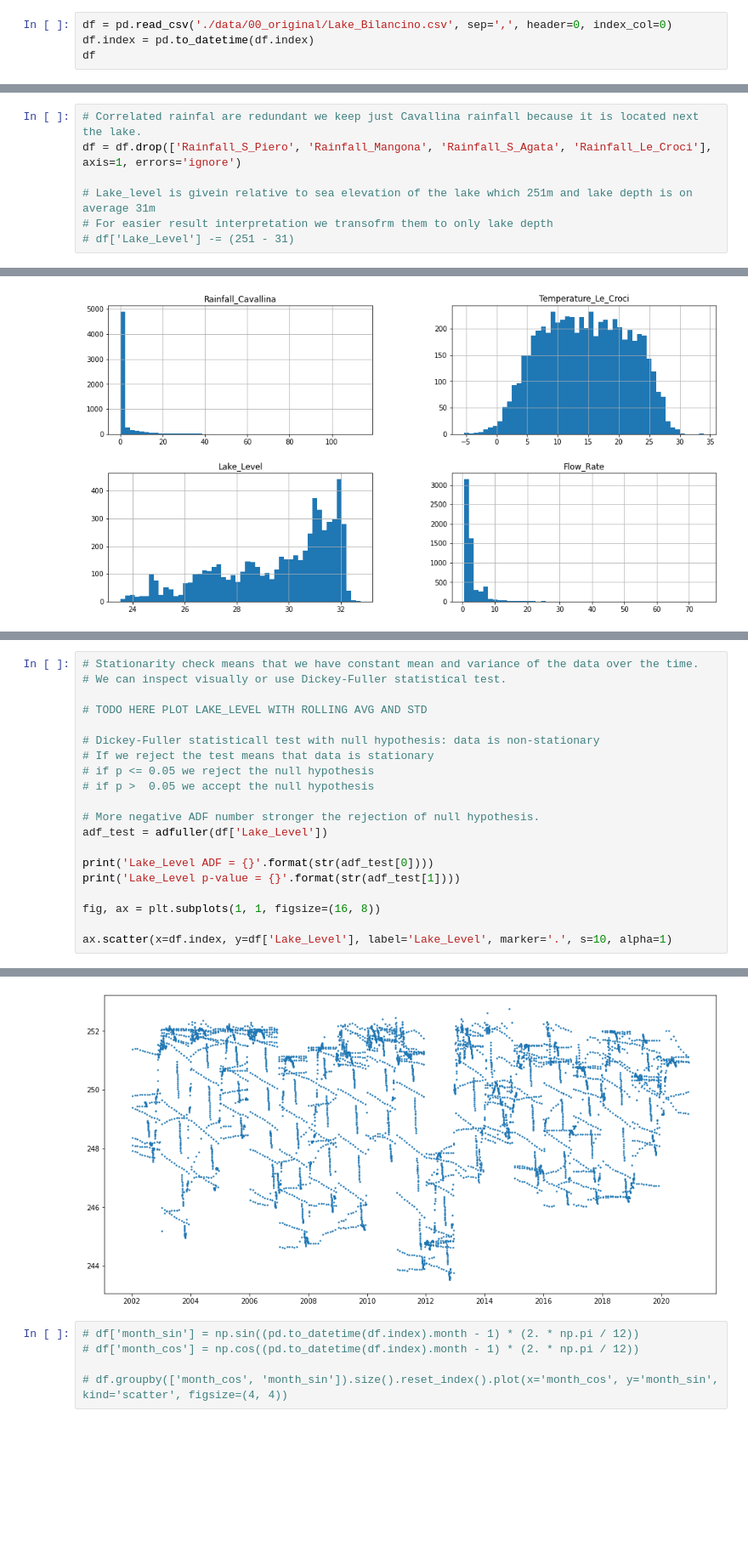
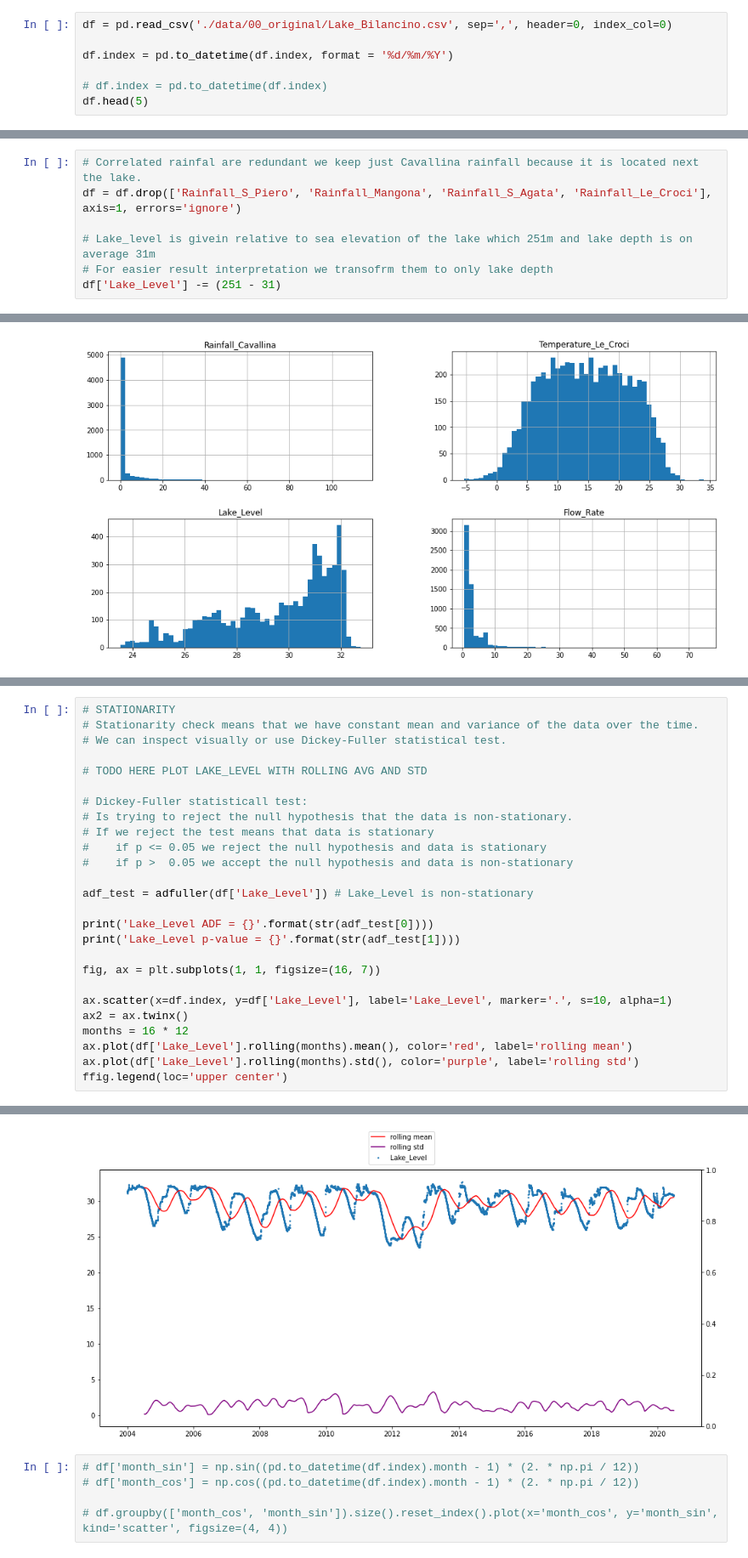
Before and after one commit to KlemenKozelj/master_thesis, a Jupyter notebook: 02_Lake_Bilancino.ipynb, the cells around one changed output, grey strips where cells are left out. Shown at 85% size. Drawn from its saved outputs; the diff is of its cells as text; blank space fills up the shorter version.

Commit message:
added variable stationary

```diff
--- a/02_Lake_Bilancino.ipynb
+++ b/02_Lake_Bilancino.ipynb
@@ -10,7 +11,10 @@ from statsmodels.tsa.stattools import adfuller
 # %%
 df = pd.read_csv('./data/00_original/Lake_Bilancino.csv', sep=',', header=0, index_col=0)
-df.index = pd.to_datetime(df.index)
-df
+
+df.index = pd.to_datetime(df.index, format = '%d/%m/%Y')
+
+# df.index = pd.to_datetime(df.index)
+df.head(5)
 # %% [output]
 |  | Rainfall_S_Piero | Rainfall_Mangona | Rainfall_S_Agata | Rainfall_Cavallina | Rainfall_Le_Croci | ... |
 | Date |  |  |  |  |  | ... |
@@ -73,7 +65,7 @@ df = df.drop(['Rainfall_S_Piero', 'Rainfall_Mangona', 'Rainfall_S_Agata', 'Rainf
 
 # Lake_level is givein relative to sea elevation of the lake which 251m and lake depth is on average 31m
 # For easier result interpretation we transofrm them to only lake depth
-# df['Lake_Level'] -= (251 - 31)
+df['Lake_Level'] -= (251 - 31)
 # %%
 df.hist(figsize=(16, 8), bins=50)
 # %% [output]
@@ -105,23 +99,29 @@ pd.plotting.autocorrelation_plot(df['Flow_Rate'], ax=ax[1])
 <AxesSubplot:xlabel='Lag', ylabel='Autocorrelation'>
 [figure]
 # %%
+# STATIONARITY
 # Stationarity check means that we have constant mean and variance of the data over the time.
 # We can inspect visually or use Dickey-Fuller statistical test.
 
 # TODO HERE PLOT LAKE_LEVEL WITH ROLLING AVG AND STD
 
-# Dickey-Fuller statisticall test with null hypothesis: data is non-stationary
+# Dickey-Fuller statisticall test:
+# Is trying to reject the null hypothesis that the data is non-stationary.
 # If we reject the test means that data is stationary
-# if p <= 0.05 we reject the null hypothesis
-# if p >  0.05 we accept the null hypothesis
+#    if p <= 0.05 we reject the null hypothesis and data is stationary
+#    if p >  0.05 we accept the null hypothesis and data is non-stationary
 
-# More negative ADF number stronger the rejection of null hypothesis.
-adf_test = adfuller(df['Lake_Level'])
+adf_test = adfuller(df['Lake_Level']) # Lake_Level is non-stationary
 
 print('Lake_Level ADF = {}'.format(str(adf_test[0])))
 print('Lake_Level p-value = {}'.format(str(adf_test[1])))
 
-fig, ax = plt.subplots(1, 1, figsize=(16, 8))
+fig, ax = plt.subplots(1, 1, figsize=(16, 7))
 
 ax.scatter(x=df.index, y=df['Lake_Level'], label='Lake_Level', marker='.', s=10, alpha=1)
+ax2 = ax.twinx()
+months = 16 * 12
+ax.plot(df['Lake_Level'].rolling(months).mean(), color='red', label='rolling mean')
+ax.plot(df['Lake_Level'].rolling(months).std(), color='purple', label='rolling std')
+ffig.legend(loc='upper center')
 # %% [output]
@@ -131,4 +131,4 @@ Lake_Level p-value = 1.4336336890495482e-09
-[figure, old version]
+[figure, new version]
 # %%
 # df['month_sin'] = np.sin((pd.to_datetime(df.index).month - 1) * (2. * np.pi / 12))
 # df['month_cos'] = np.cos((pd.to_datetime(df.index).month - 1) * (2. * np.pi / 12))
```
Also changed, not shown: parts of 6 cells of this notebook.
